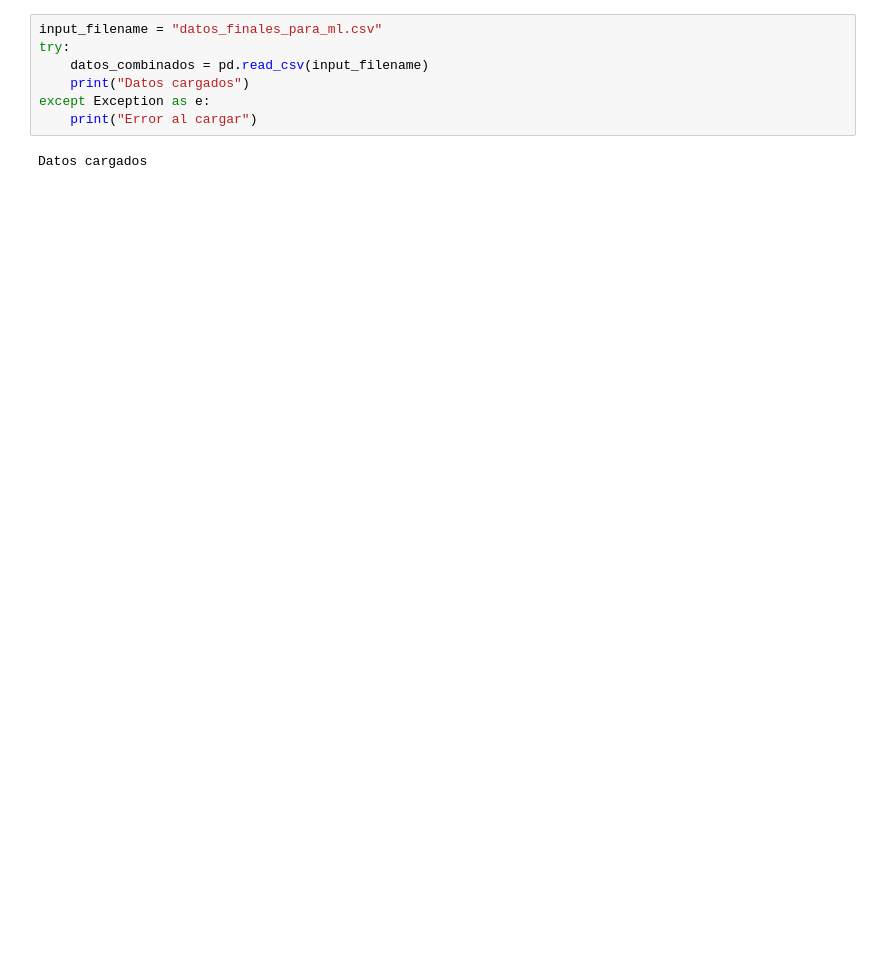
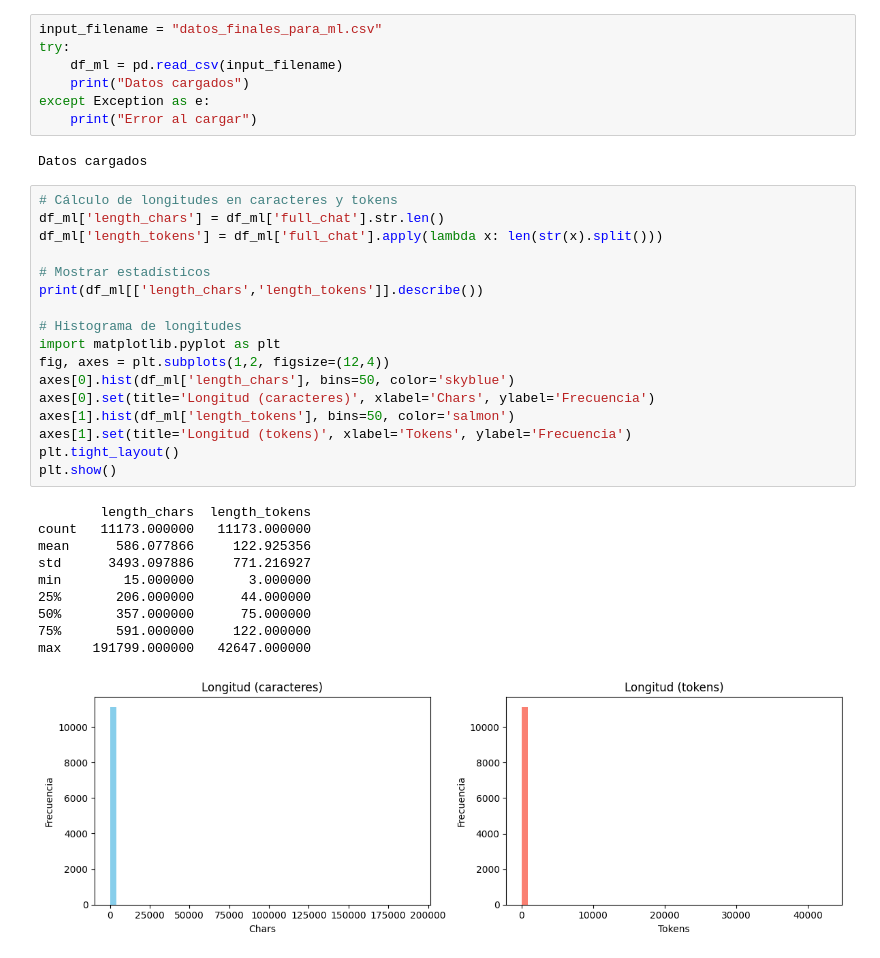
Before and after one commit to G6B0/Proyecto-Analisis-de-Datos, a Jupyter notebook: machine_learning.ipynb, the cells around one changed output. Cells and saved outputs as stored; diff of their text form; blank space fills up the shorter version.

```diff
--- a/machine_learning.ipynb
+++ b/machine_learning.ipynb
@@ -14,9 +14,37 @@ import nltk
 # %%
 input_filename = "datos_finales_para_ml.csv"
 try:
-    datos_combinados = pd.read_csv(input_filename)
+    df_ml = pd.read_csv(input_filename)
     print("Datos cargados")
 except Exception as e:
     print("Error al cargar")
 # %% [output]
 Datos cargados
+# %%
+# Cálculo de longitudes en caracteres y tokens
+df_ml['length_chars'] = df_ml['full_chat'].str.len()
+df_ml['length_tokens'] = df_ml['full_chat'].apply(lambda x: len(str(x).split()))
+
+# Mostrar estadísticos
+print(df_ml[['length_chars','length_tokens']].describe())
+
+# Histograma de longitudes
+import matplotlib.pyplot as plt
+fig, axes = plt.subplots(1,2, figsize=(12,4))
+axes[0].hist(df_ml['length_chars'], bins=50, color='skyblue')
+axes[0].set(title='Longitud (caracteres)', xlabel='Chars', ylabel='Frecuencia')
+axes[1].hist(df_ml['length_tokens'], bins=50, color='salmon')
+axes[1].set(title='Longitud (tokens)', xlabel='Tokens', ylabel='Frecuencia')
+plt.tight_layout()
+plt.show()
+# %% [output]
+        length_chars  length_tokens
+count   11173.000000   11173.000000
+mean      586.077866     122.925356
+std      3493.097886     771.216927
+min        15.000000       3.000000
+25%       206.000000      44.000000
+50%       357.000000      75.000000
+75%       591.000000     122.000000
+max    191799.000000   42647.000000
+[figure, added]
```
Also changed, not shown: parts of 4 cells of this notebook, 3 other files.
